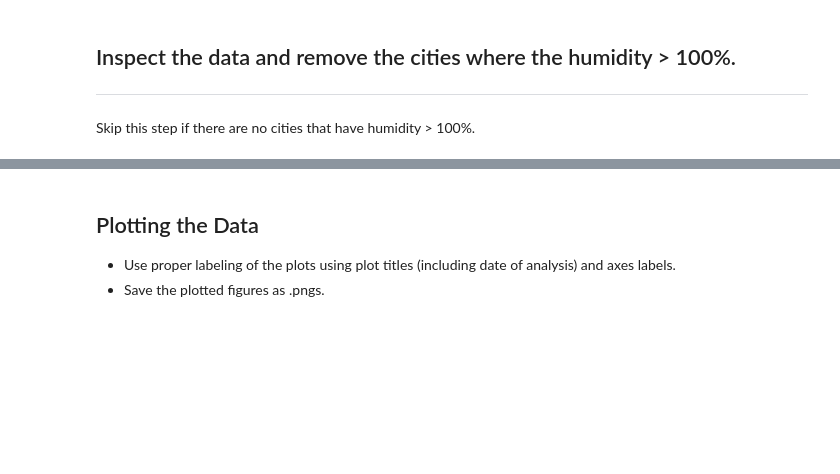
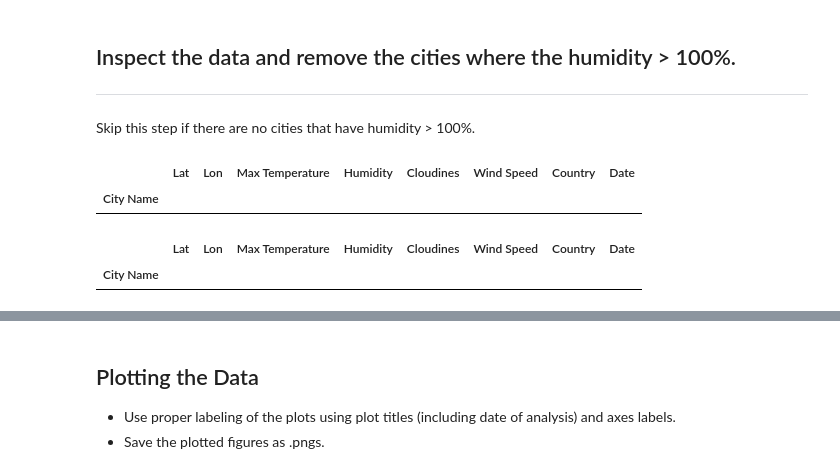
Before and after one commit to Jbullis29/python-api-challenge, a Jupyter notebook: WeatherPy/WeatherPy.ipynb, the cells around one changed output, grey strips where cells are left out. Cells and saved outputs as stored; diff of their text form; code cells hidden in the pictures; blank space fills up the shorter version.

```diff
--- a/WeatherPy/WeatherPy.ipynb
+++ b/WeatherPy/WeatherPy.ipynb
@@ -142,8 +142,18 @@ df.to_csv(path_or_buf = output_data_file)
 ## Inspect the data and remove the cities where the humidity > 100%.
 ----
 Skip this step if there are no cities that have humidity > 100%.
+# %%
+humid_af = df[df['Humidity']> 100 ]
+humid_af
+# %% [output]
+|  | Lat | Lon | Max Temperature | Humidity | Cloudines | Wind Speed | Country | Date |
+| City Name |  |  |  |  |  |  |  |  |
 # %%
 #  Get the indices of cities that have humidity over 100%.
+display(humid_af)
+# %% [output]
+|  | Lat | Lon | Max Temperature | Humidity | Cloudines | Wind Speed | Country | Date |
+| City Name |  |  |  |  |  |  |  |  |
 # %%
 # Make a new DataFrame equal to the city data to drop all humidity outliers by index.
 # Passing "inplace=False" will make a copy of the city_data DataFrame, which we call "clean_city_data".
```
Also changed, not shown: parts of 3 cells of this notebook, 1 other file.
